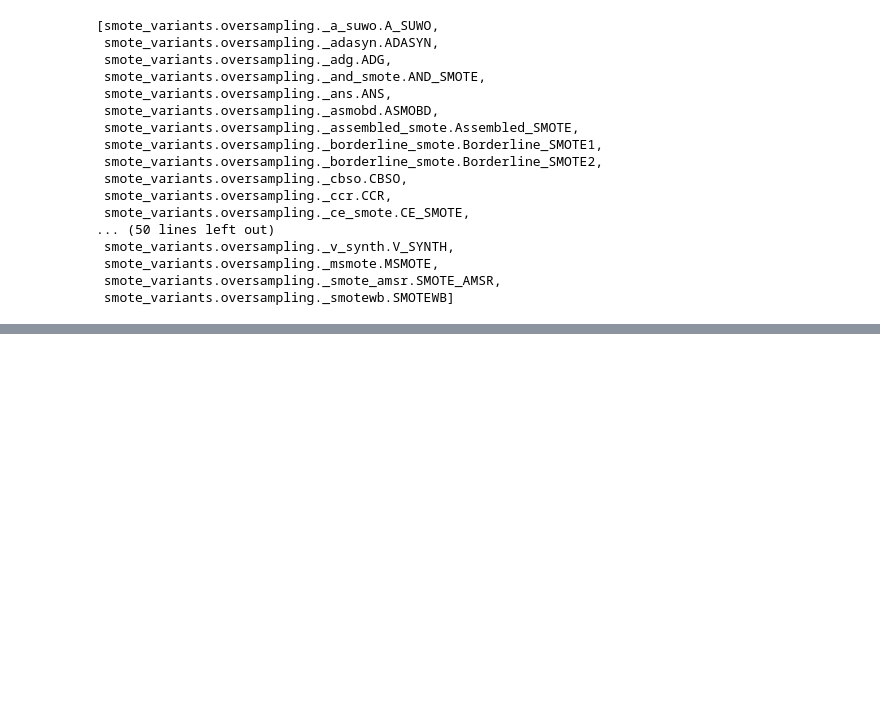
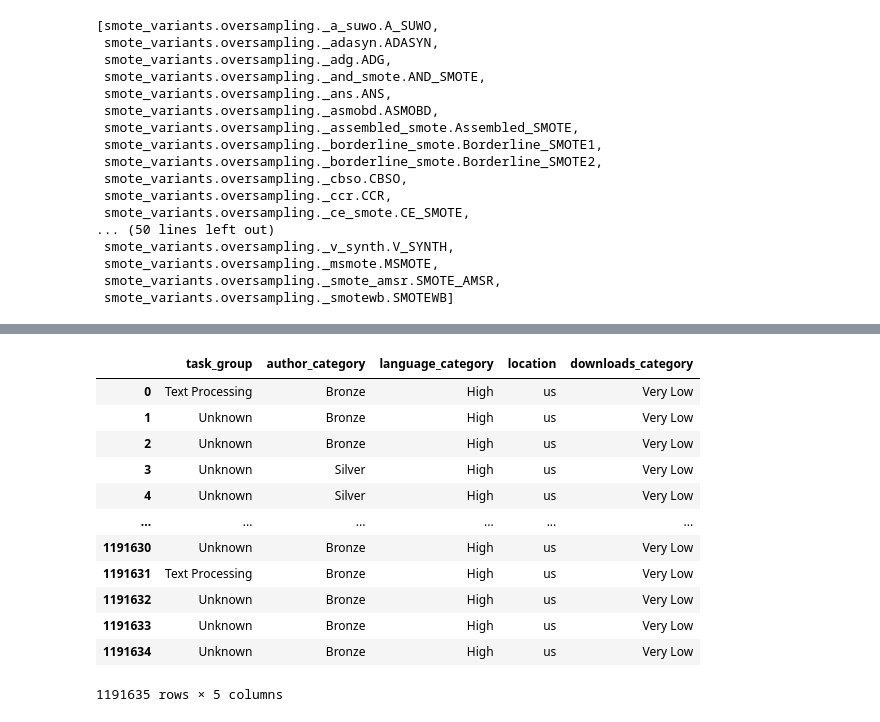
Before and after one commit to Sahil1709/POTNet, a Jupyter notebook: test.ipynb, the cells around one changed output, grey strips where cells are left out. Cells and saved outputs as stored; diff of their text form; code cells hidden in the pictures; blank space fills up the shorter version.

```diff
--- a/test.ipynb
+++ b/test.ipynb
@@ -364,0 +641,2 @@ KeyboardInterrupt:
+# %%
+df = pd.read_csv('data/hf_models_withmodelcard_nov2024.csv')
@@ -364,0 +653,16 @@ KeyboardInterrupt:
+# %%
+new_df
+# %% [output]
+|  | task_group | author_category | language_category | location | downloads_category |
+| 0 | Text Processing | Bronze | High | us | Very Low |
+| 1 | Unknown | Bronze | High | us | Very Low |
+| 2 | Unknown | Bronze | High | us | Very Low |
+| 3 | Unknown | Silver | High | us | Very Low |
+| 4 | Unknown | Silver | High | us | Very Low |
+| ... | ... | ... | ... | ... | ... |
+| 1191630 | Unknown | Bronze | High | us | Very Low |
+| 1191631 | Text Processing | Bronze | High | us | Very Low |
+| 1191632 | Unknown | Bronze | High | us | Very Low |
+| 1191633 | Unknown | Bronze | High | us | Very Low |
+| 1191634 | Unknown | Bronze | High | us | Very Low |
+1191635 rows × 5 columns
```
Also changed, not shown: parts of 31 cells of this notebook, 5 other files.
